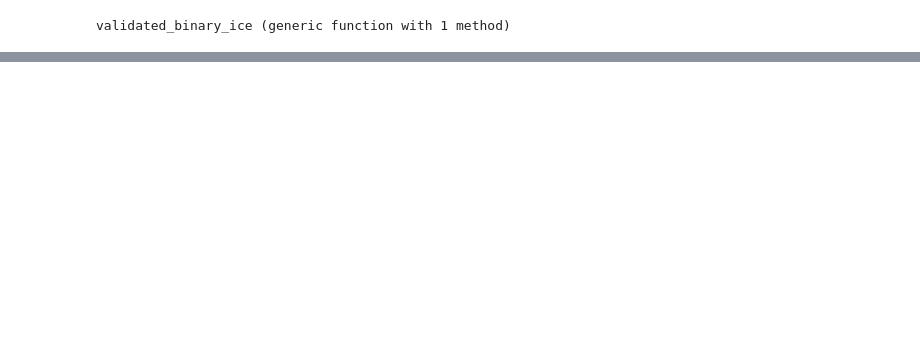
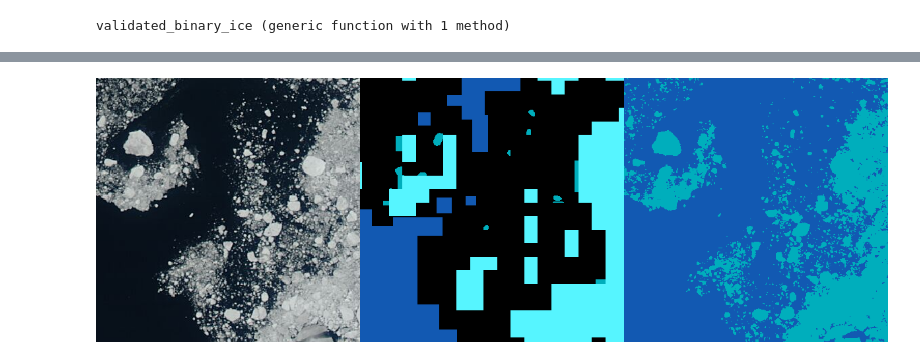
Before and after one commit to danielmwatkins/calval_tgrs, a Jupyter notebook: notebooks/classification.ipynb, the cells around one changed output, grey strips where cells are left out. Saved outputs shown, nothing was run; the diff lists cells and outputs as text; code cells hidden in the pictures; blank space fills up the shorter version.

```diff
--- a/notebooks/classification.ipynb
+++ b/notebooks/classification.ipynb
@@ -69,0 +233,26 @@ dataset.info[:, :water_sample] = (x -> x ∈ water_sample_cases).(dataset.info.c
+# %%
+# computing the error in the classification function
+# background / no label = 0 (not evaluating land classification!)
+# true water = 1 -> water samples masks
+# true ice = 2 -> ice samples masks + ice floes for cases with modis cloud < 25%
+# true cloud = 3 -> modis cloud mask > 75 & not land or cloud sample
+
+# To compute the loss, we want to find the fraction of non-background for each category which
+# the segmented and true images don't match. We need to do this per category
+
+labeled_ground_truth = [zeros(Int64, size(train_land_masks[1])) for i in 1:length(train_land_masks)];
+for idx in 1:length(labeled_ground_truth)
+    cb = train_binary_cloud_samples[idx]
+    ib = train_binary_ice_samples[idx]
+    cm = apply_landmask(train_modis_cloudfrac[idx], train_buffers[idx])
+    fl = train_binary_floes[idx]
+    w = train_binary_water_samples[idx]
+    labeled_ground_truth[idx][w .> 0] .= 1
+    # Non-cloudy ice floes
+    labeled_ground_truth[idx][(fl .> 0) .&& (cm .< 25)] .= 2
+    labeled_ground_truth[idx][ib .> 0] .= 2
+    labeled_ground_truth[idx][cm .> 95] .= 3 # Note -- some errors in MODIS mask! e.g. case 11.
+    labeled_ground_truth[idx][cb .> 0] .= 3
+end
+# %%
+segments = ift_classification.(train_fc_imgs, train_land_masks);
@@ -69,0 +279,8 @@ dataset.info[:, :water_sample] = (x -> x ∈ water_sample_cases).(dataset.info.c
+# %%
+# Case 11: Where we know the MODIS mask is off
+idx = 11
+mosaicview(train_tc_imgs[idx],
+        view_seg_random(SegmentedImage(train_fc_imgs[idx], labeled_ground_truth[idx])),
+        view_seg_random(segments[idx]), nrow=1)
+# %% [output]
+[figure, added]
```
Also changed, not shown: parts of 27 cells of this notebook.
